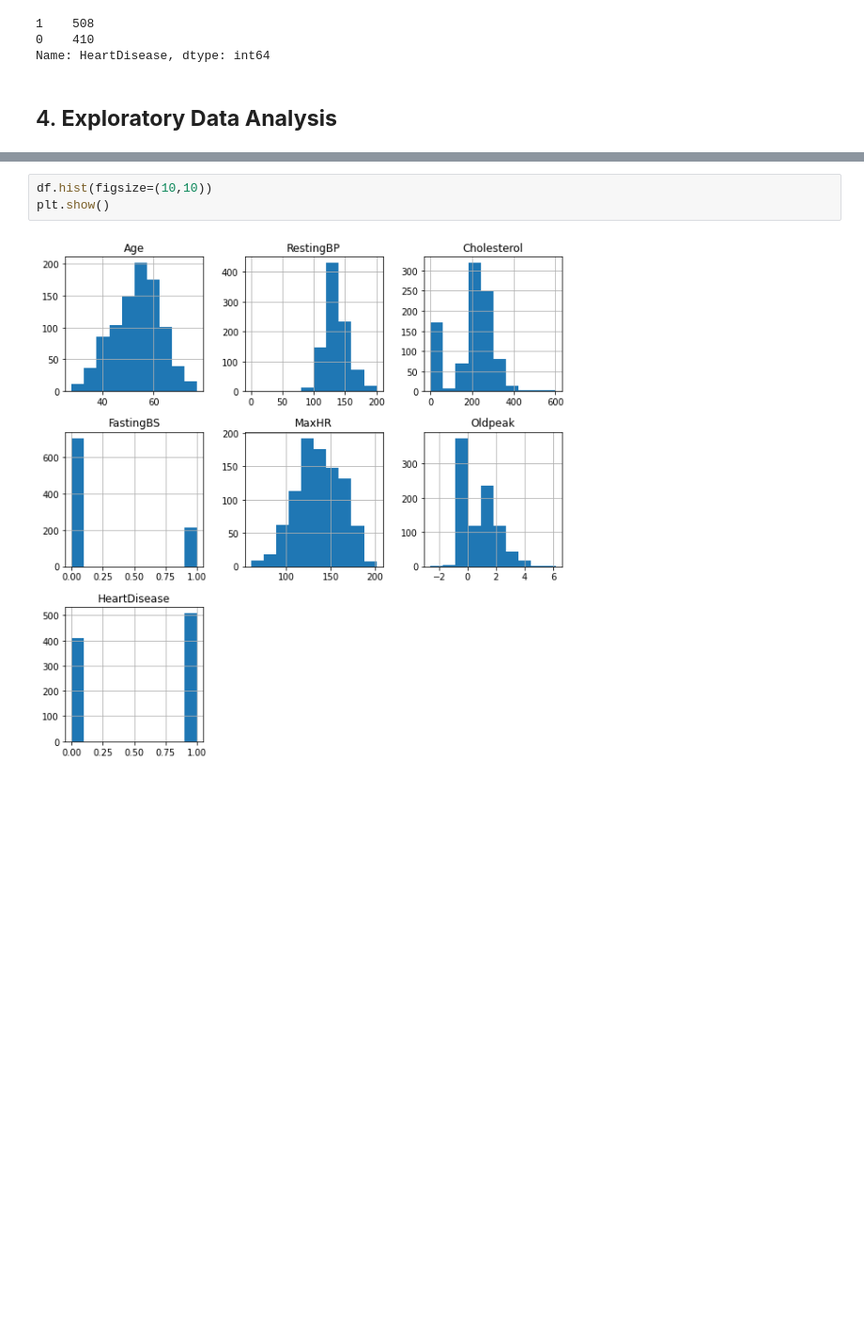
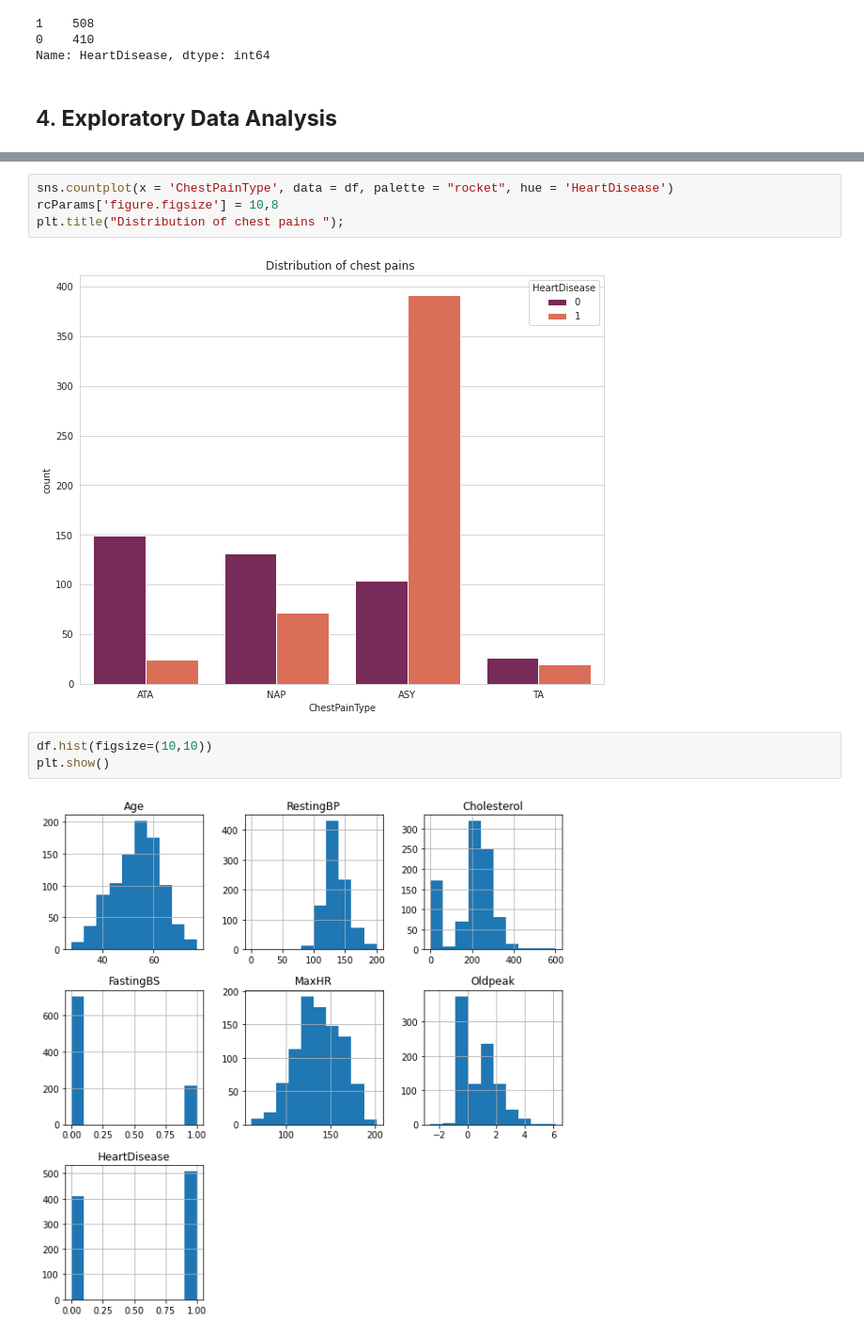
Before and after one commit to Nokulunga77/Heart-Failure-kaggle, a Jupyter notebook: Heart_Failure.ipynb, the cells around one changed output, grey strips where cells are left out. Shown at 94% size. Cells and saved outputs as stored; diff of their text form; blank space fills up the shorter version.

```diff
--- a/Heart_Failure.ipynb
+++ b/Heart_Failure.ipynb
@@ -116,3 +133,9 @@ Name: HeartDisease, dtype: int64
+# %%
+sns.countplot(x = 'ChestPainType', data = df, palette = "rocket", hue = 'HeartDisease')
+rcParams['figure.figsize'] = 10,8
+plt.title("Distribution of chest pains ");
+# %% [output]
+[figure, added]
 # %%
 df.hist(figsize=(10,10))
 plt.show()
```
Also changed, not shown: parts of 4 cells of this notebook.
